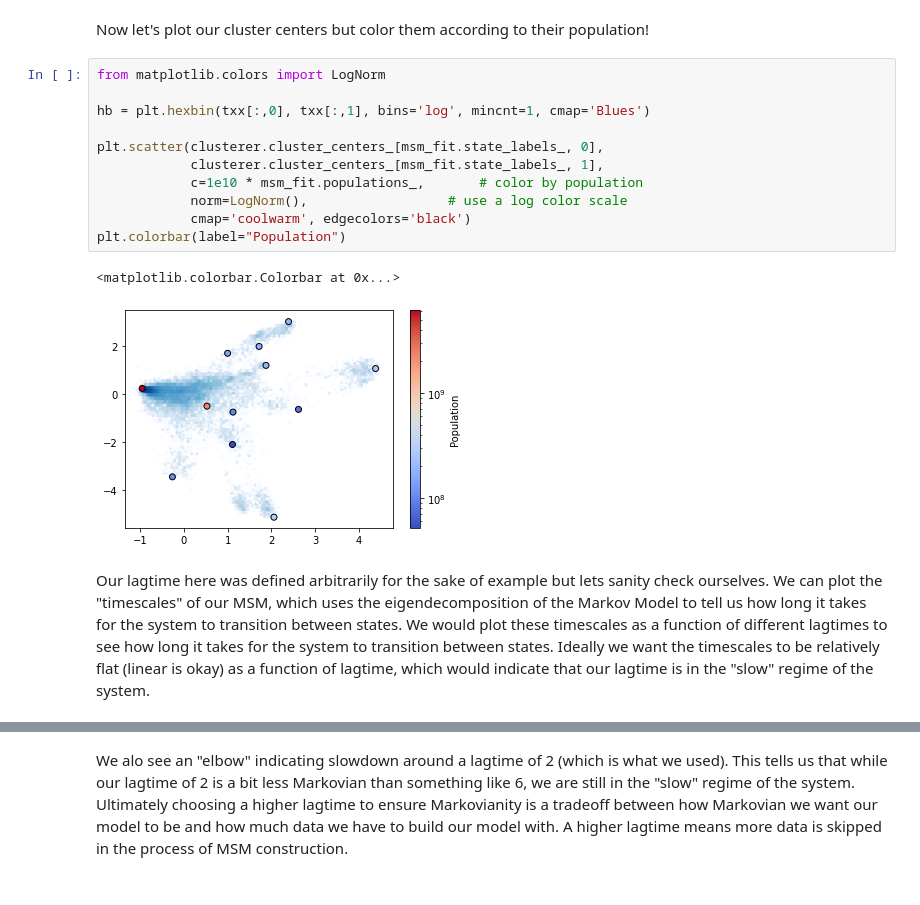
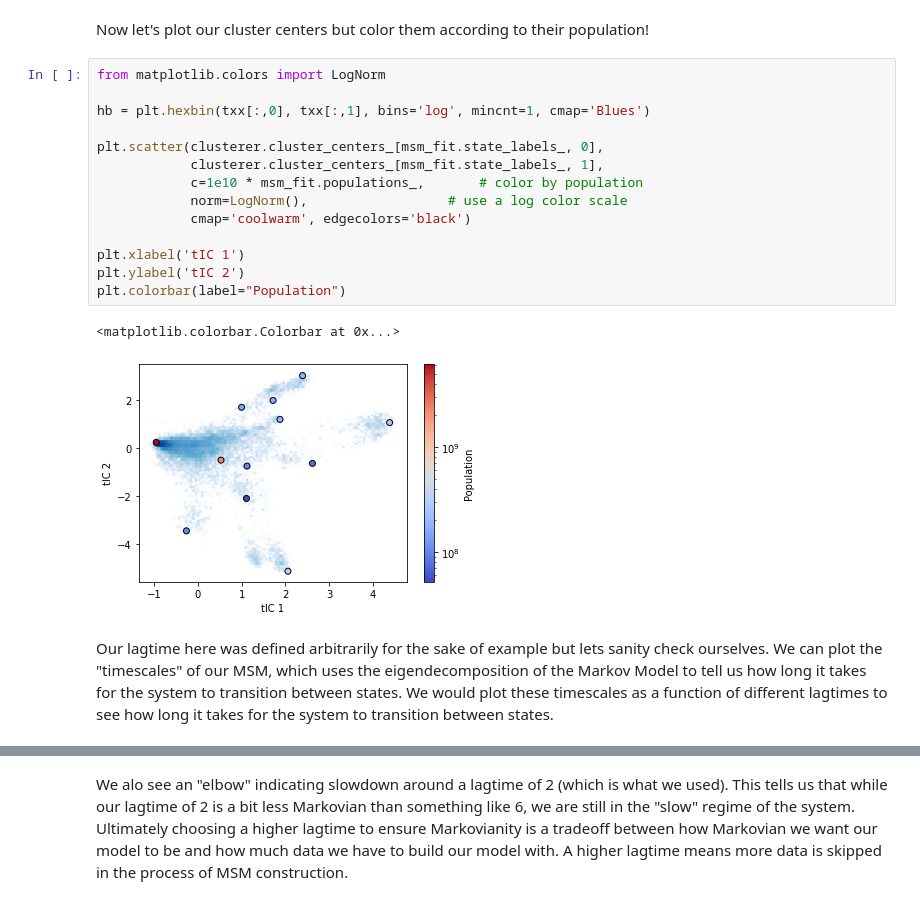
Before and after one commit to sukritsingh/compchem-class, a Jupyter notebook: markov-model.ipynb, the cells around one changed output, grey strips where cells are left out. Cells and saved outputs as stored; diff of their text form.

```diff
--- a/markov-model.ipynb
+++ b/markov-model.ipynb
@@ -152,19 +209,21 @@ Now let's plot our cluster centers but color them according to their population!
 # %%
 from matplotlib.colors import LogNorm
 
 hb = plt.hexbin(txx[:,0], txx[:,1], bins='log', mincnt=1, cmap='Blues')
 
 plt.scatter(clusterer.cluster_centers_[msm_fit.state_labels_, 0],
             clusterer.cluster_centers_[msm_fit.state_labels_, 1],
             c=1e10 * msm_fit.populations_,       # color by population
             norm=LogNorm(),                  # use a log color scale
             cmap='coolwarm', edgecolors='black')
+
+plt.xlabel('tIC 1')
+plt.ylabel('tIC 2')
 plt.colorbar(label="Population")
 # %% [output]
 <matplotlib.colorbar.Colorbar at 0x...>
-[figure, old version]
+[figure, new version]
 # %% [markdown]
 Our lagtime here was defined arbitrarily for the sake of example but lets sanity check ourselves.
 We can plot the "timescales" of our MSM, which uses the eigendecomposition of the Markov Model to tell us how long it takes for the system to transition between states.
 We would plot these timescales as a function of different lagtimes to see how long it takes for the system to transition between states.
-Ideally we want the timescales to be relatively flat (linear is okay) as a function of lagtime, which would indicate that our lagtime is in the "slow" regime of the system.
```
Also changed, not shown: parts of 15 cells of this notebook.
